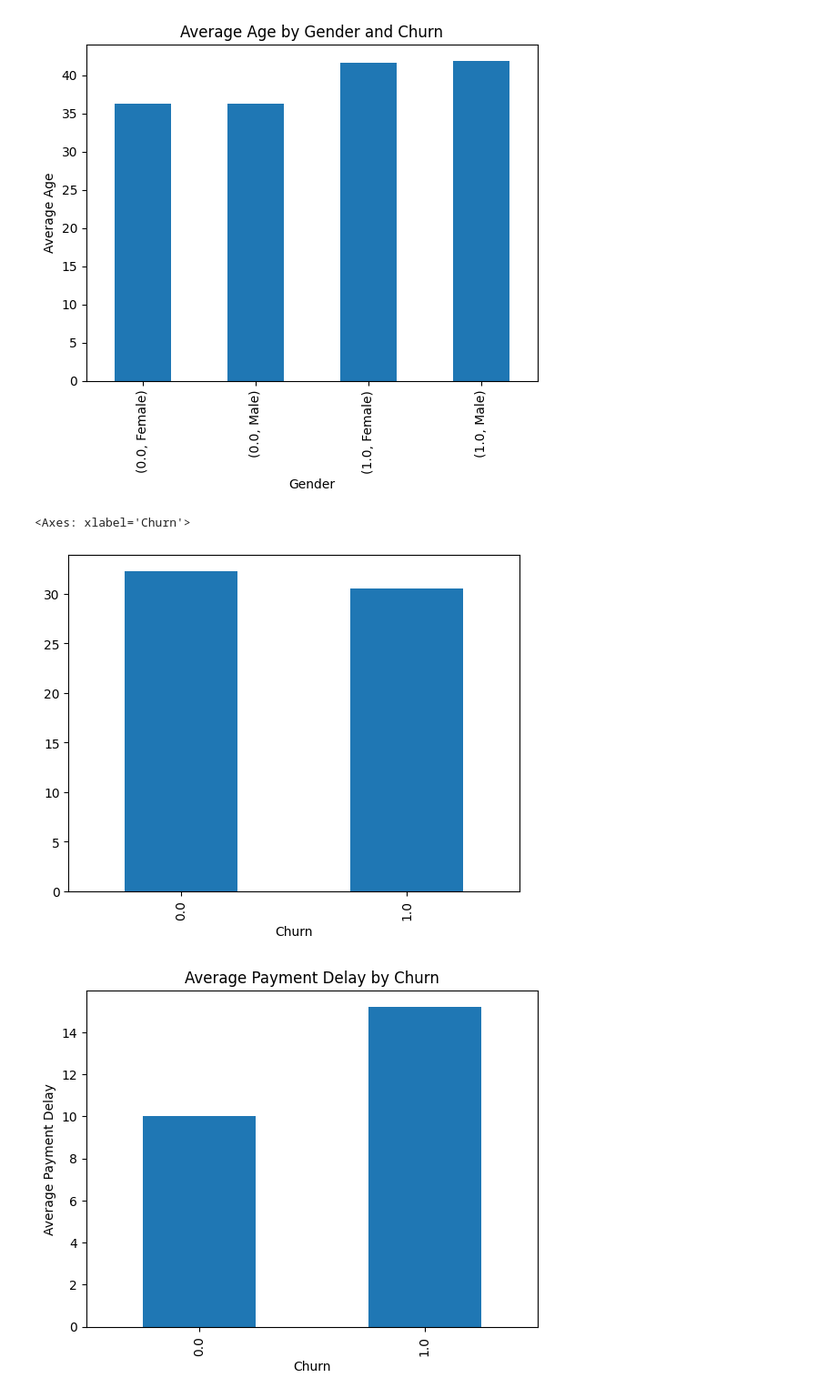
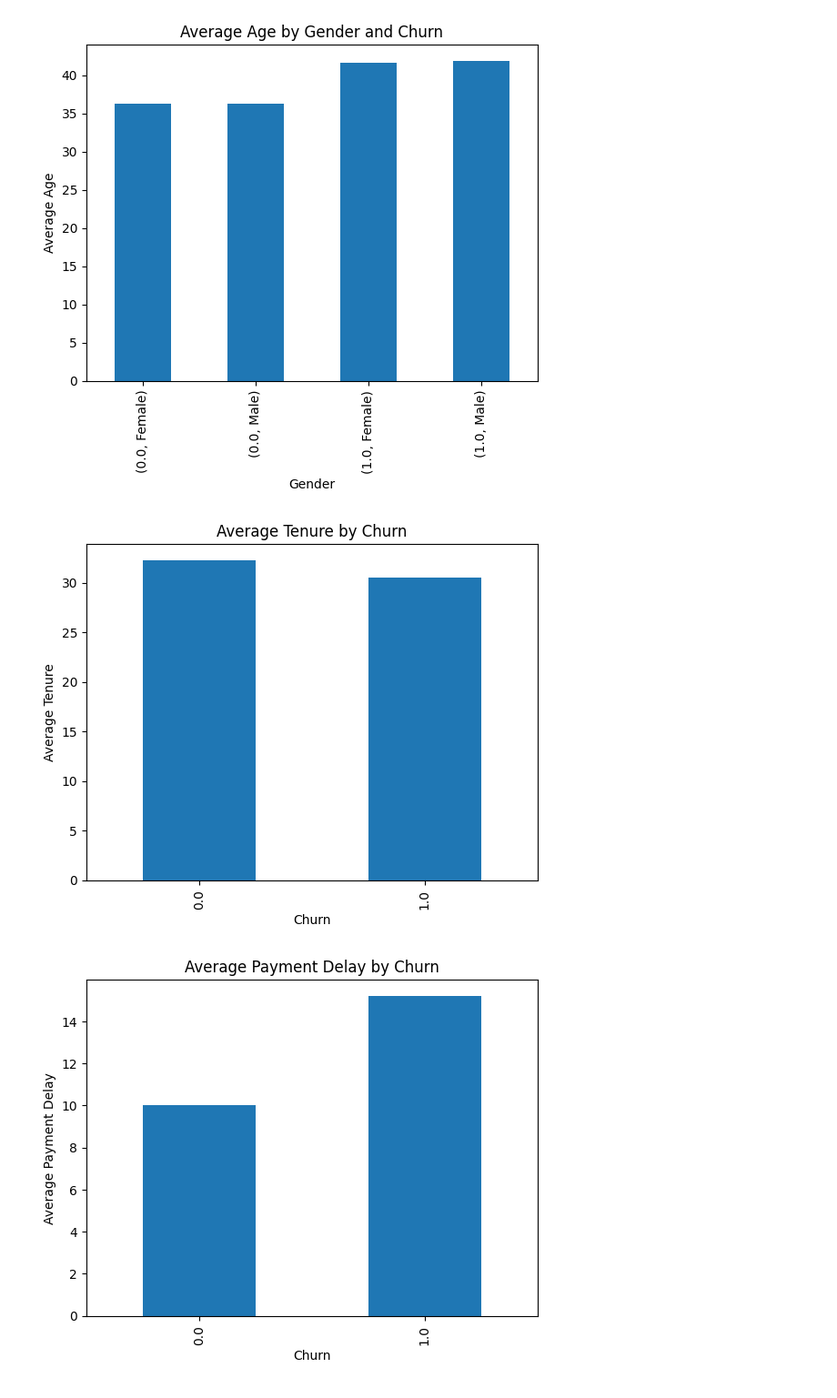
Before and after one commit to danai-coder/Customer-Churn-Analysis-Model, a Jupyter notebook: Customer_Churn_Analysis_Capstone.ipynb, the cells around one changed output. Shown at 91% size. Saved outputs shown, nothing was run; the diff lists cells and outputs as text; code cells hidden in the pictures.

```diff
--- a/Customer_Churn_Analysis_Capstone.ipynb
+++ b/Customer_Churn_Analysis_Capstone.ipynb
@@ -419,9 +420,12 @@ plt.show()
 [figure]
 # %%
 df.groupby('Churn')['Tenure'].mean().plot(kind= 'bar')
+plt.title('Average Tenure by Churn')
+plt.xlabel('Churn')
+plt.ylabel('Average Tenure')
+plt.show()
 # %% [output]
-<Axes: xlabel='Churn'>
-[figure, old version]
+[figure, new version]
 # %%
 df.groupby('Churn')['Payment Delay'].mean().plot(kind='bar')
 plt.title('Average Payment Delay by Churn')
```
Also changed, not shown: parts of 2 cells of this notebook.
